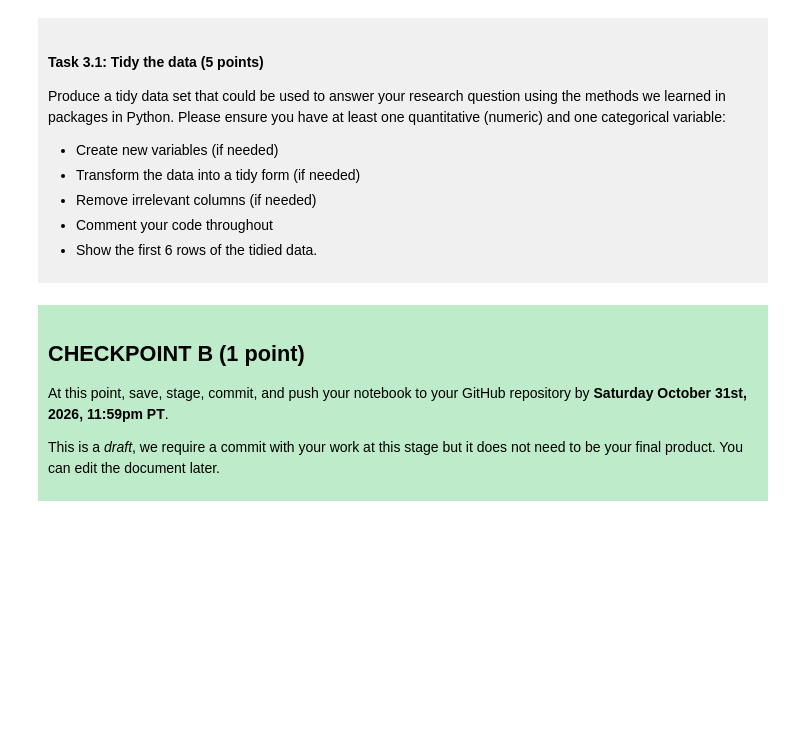
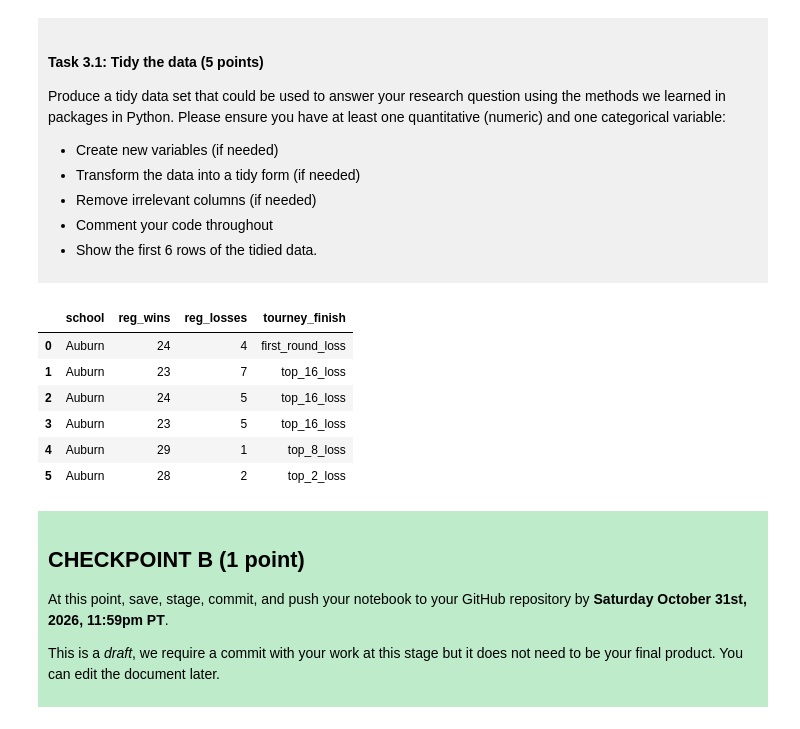
Before and after one commit to EmmaH270/dsci-100-project-emma-houghton, a Jupyter notebook: dsci-100-project-notebook.ipynb, the cells around one changed output. Cells and saved outputs as stored; diff of their text form; code cells hidden in the pictures; blank space fills up the shorter version.

Commit message:
Checkpoint B
 research question & tidying!

```diff
--- a/dsci-100-project-notebook.ipynb
+++ b/dsci-100-project-notebook.ipynb
@@ -187,7 +198,22 @@ Produce a tidy data set that could be used to answer your research question usin
 
 </div>
 # %%
-### EDIT THIS CODE CELL ###
+#Use ".loc" to filter data rows & columns at the same time
+#Filter data to include columns relevant to question & use only rows for Auburn
+basketball_tidy = basketball.loc[basketball["school"]== "Auburn", [
+    "school", "reg_wins", "reg_losses", "tourney_finish"]
+].reset_index(drop=True)
+#Use reset_index() to refresh row numbers after filtering, using drop=True to drop old index labels
+
+basketball_tidy.head(6) #Return the first 6 rows of the tidied data
+# %% [output]
+|  | school | reg_wins | reg_losses | tourney_finish |
+| 0 | Auburn | 24 | 4 | first_round_loss |
+| 1 | Auburn | 23 | 7 | top_16_loss |
+| 2 | Auburn | 24 | 5 | top_16_loss |
+| 3 | Auburn | 23 | 5 | top_16_loss |
+| 4 | Auburn | 29 | 1 | top_8_loss |
+| 5 | Auburn | 28 | 2 | top_2_loss |
 # %% [markdown]
 <div style="background-color: #beebca; padding: 10px;">
 
```
Also changed, not shown: parts of 3 cells of this notebook.
